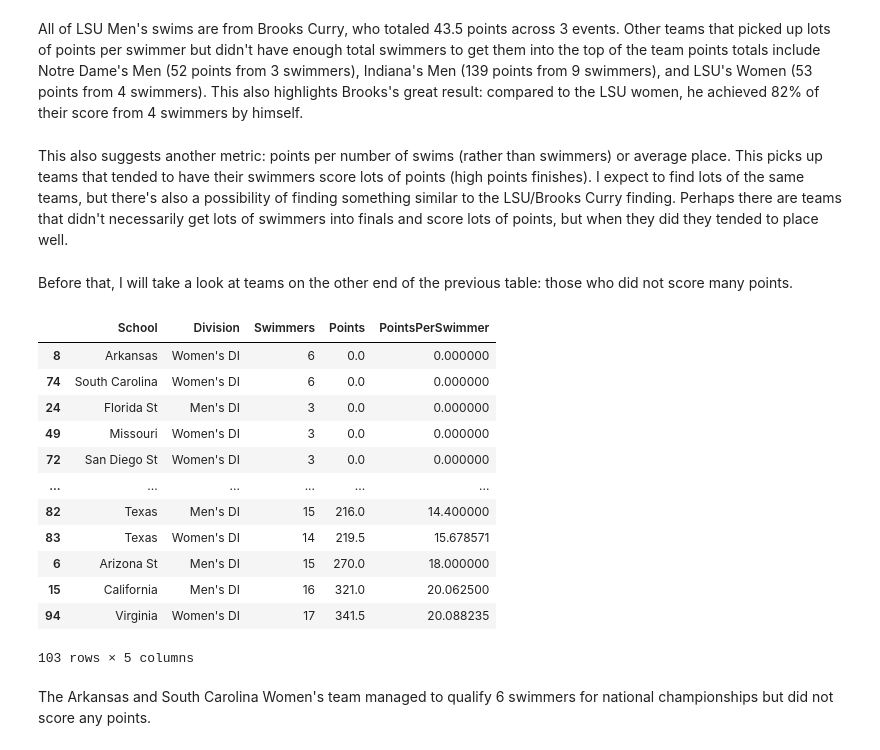
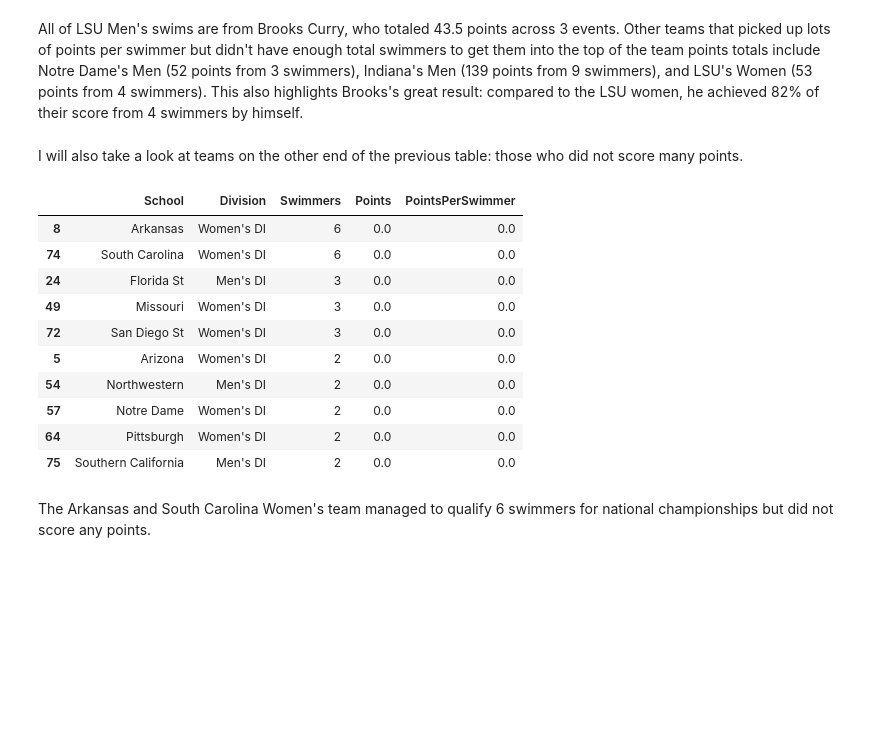
Before and after one commit to sheplock/SwimmingResults, a Jupyter notebook: analyze_NCAA2023.ipynb, the cells around one changed output. Drawn from its saved outputs; the diff is of its cells as text; code cells hidden in the pictures; blank space fills up the shorter version.

```diff
--- a/analyze_NCAA2023.ipynb
+++ b/analyze_NCAA2023.ipynb
@@ -469,26 +375,22 @@ dfResults[(dfResults.School=='LSU') & (dfResults.Division=='Men\'s DI')]
 | 708 | Event 17 Men 100 Yard Freestyle | Preliminaries | Brooks Curry | SR | NaN | NaN | NaN | NaN | NaN | NaN | LSU | ... |
 # %% [markdown]
 All of LSU Men's swims are from Brooks Curry, who totaled 43.5 points across 3 events. Other teams that picked up lots of points per swimmer but didn't have enough total swimmers to get them into the top of the team points totals include Notre Dame's Men (52 points from 3 swimmers), Indiana's Men (139 points from 9 swimmers), and LSU's Women (53 points from 4 swimmers). This also highlights Brooks's great result: compared to the LSU women, he achieved 82% of their score from 4 swimmers by himself.
-# %% [markdown]
-This also suggests another metric: points per number of swims (rather than swimmers) or average place. This picks up teams that tended to have their swimmers score lots of points (high points finishes). I expect to find lots of the same teams, but there's also a possibility of finding something similar to the LSU/Brooks Curry finding. Perhaps there are teams that didn't necessarily get lots of swimmers into finals and score lots of points, but when they did they tended to place well.
 # %% [markdown]
-Before that, I will take a look at teams on the other end of the previous table: those who did not score many points.
+I will also take a look at teams on the other end of the previous table: those who did not score many points.
 # %%
-swimmersTable.sort_values(by=['Points','Swimmers'], ascending=[True,False])
+swimmersTable.sort_values(by=['Points','Swimmers'], ascending=[True,False]).head(10)
 # %% [output]
 |  | School | Division | Swimmers | Points | PointsPerSwimmer |
-| 8 | Arkansas | Women's DI | 6 | 0.0 | 0.000000 |
-| 74 | South Carolina | Women's DI | 6 | 0.0 | 0.000000 |
-| 24 | Florida St | Men's DI | 3 | 0.0 | 0.000000 |
-| 49 | Missouri | Women's DI | 3 | 0.0 | 0.000000 |
-| 72 | San Diego St | Women's DI | 3 | 0.0 | 0.000000 |
-| ... | ... | ... | ... | ... | ... |
-| 82 | Texas | Men's DI | 15 | 216.0 | 14.400000 |
-| 83 | Texas | Women's DI | 14 | 219.5 | 15.678571 |
-| 6 | Arizona St | Men's DI | 15 | 270.0 | 18.000000 |
-| 15 | California | Men's DI | 16 | 321.0 | 20.062500 |
-| 94 | Virginia | Women's DI | 17 | 341.5 | 20.088235 |
+| 8 | Arkansas | Women's DI | 6 | 0.0 | 0.0 |
+| 74 | South Carolina | Women's DI | 6 | 0.0 | 0.0 |
+| 24 | Florida St | Men's DI | 3 | 0.0 | 0.0 |
+| 49 | Missouri | Women's DI | 3 | 0.0 | 0.0 |
+| 72 | San Diego St | Women's DI | 3 | 0.0 | 0.0 |
+| 5 | Arizona | Women's DI | 2 | 0.0 | 0.0 |
+| 54 | Northwestern | Men's DI | 2 | 0.0 | 0.0 |
+| 57 | Notre Dame | Women's DI | 2 | 0.0 | 0.0 |
+| 64 | Pittsburgh | Women's DI | 2 | 0.0 | 0.0 |
+| 75 | Southern California | Men's DI | 2 | 0.0 | 0.0 |
-103 rows × 5 columns
 # %% [markdown]
 The Arkansas and South Carolina Women's team managed to qualify 6 swimmers for national championships but did not score any points.
 # %%
```
Also changed, not shown: parts of 63 cells of this notebook.
